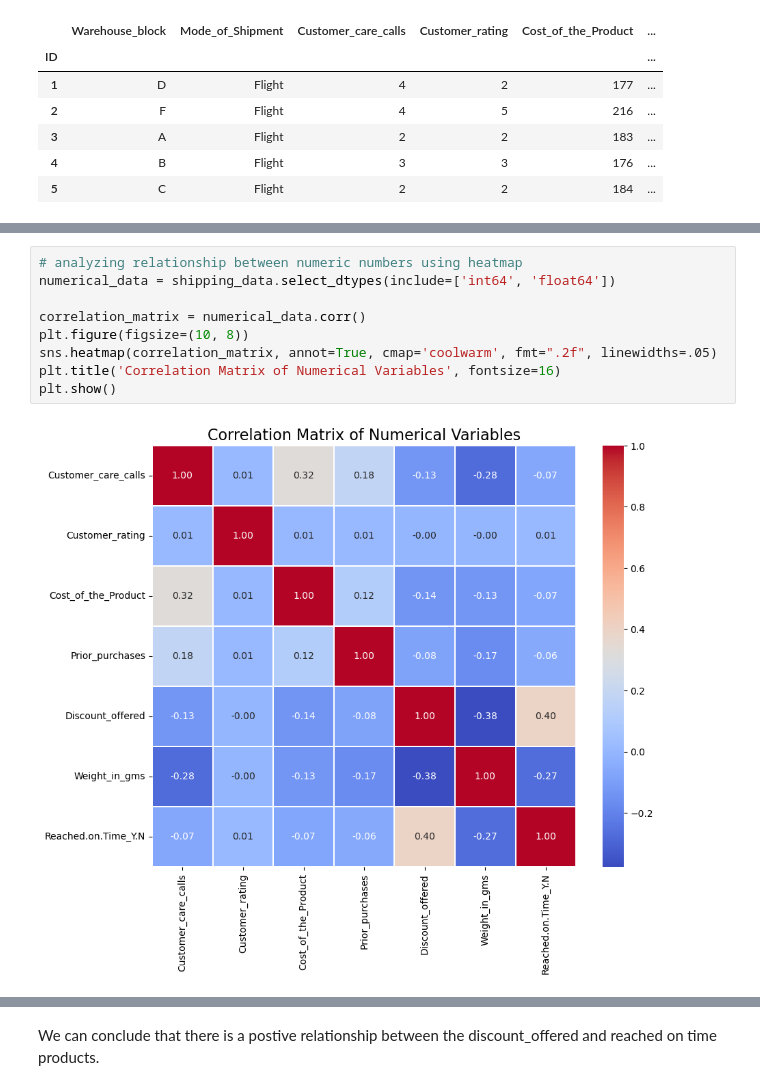
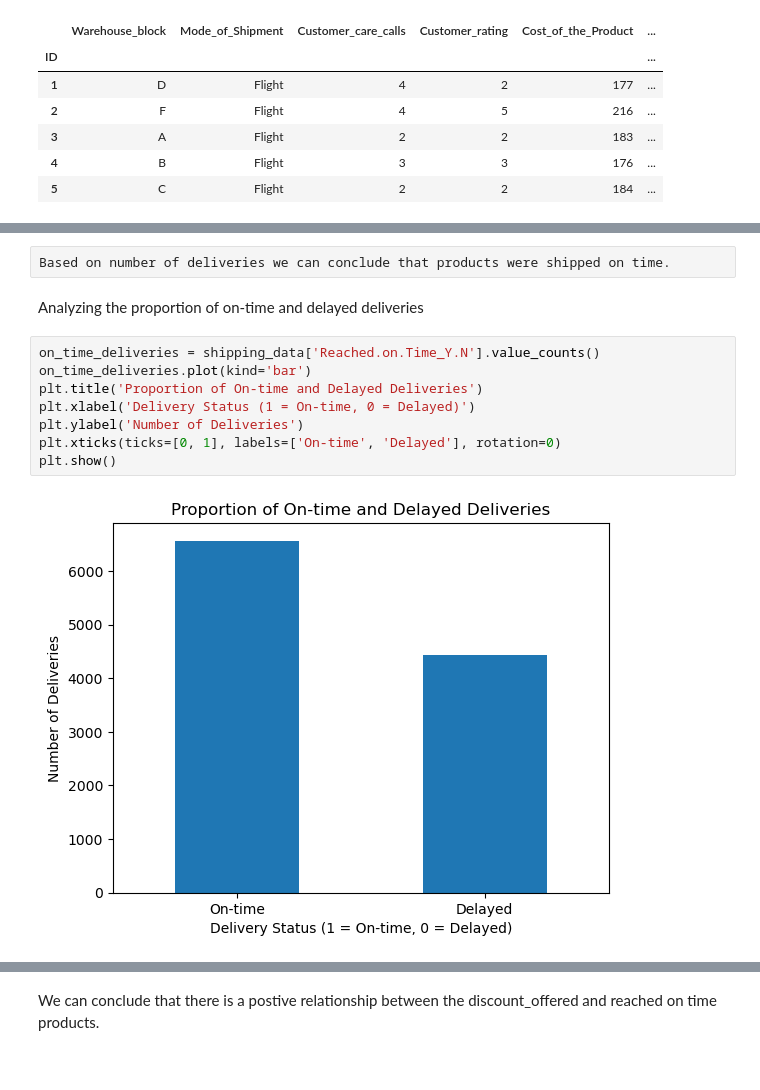
Before and after one commit to Caseypatel/Capstone-2---Shipping_Data_Classification, a Jupyter notebook: Capstone 2 - EDA.ipynb, the cells around one changed output, grey strips where cells are left out. Drawn from its saved outputs; the diff is of its cells as text.

```diff
--- a/Capstone 2 - EDA.ipynb
+++ b/Capstone 2 - EDA.ipynb
@@ -141,14 +102,17 @@ plt.legend(title='Delivery Status', labels=['Delayed', 'On-time'])
 plt.show()
 # %% [output]
 [figure]
-# %%
-# analyzing relationship between numeric numbers using heatmap
-numerical_data = shipping_data.select_dtypes(include=['int64', 'float64'])
-
-correlation_matrix = numerical_data.corr()
-plt.figure(figsize=(10, 8))
-sns.heatmap(correlation_matrix, annot=True, cmap='coolwarm', fmt=".2f", linewidths=.05)
-plt.title('Correlation Matrix of Numerical Variables', fontsize=16)
-plt.show()
-# %% [output]
-[figure, removed]
+# %% [raw]
+Based on number of deliveries we can conclude that products were shipped on time.
+# %% [markdown]
+Analyzing the proportion of on-time and delayed deliveries
+# %%
+on_time_deliveries = shipping_data['Reached.on.Time_Y.N'].value_counts()
+on_time_deliveries.plot(kind='bar')
+plt.title('Proportion of On-time and Delayed Deliveries')
+plt.xlabel('Delivery Status (1 = On-time, 0 = Delayed)')
+plt.ylabel('Number of Deliveries')
+plt.xticks(ticks=[0, 1], labels=['On-time', 'Delayed'], rotation=0)
+plt.show()
+# %% [output]
+[figure, added]
```
Also changed, not shown: parts of 42 cells of this notebook.
